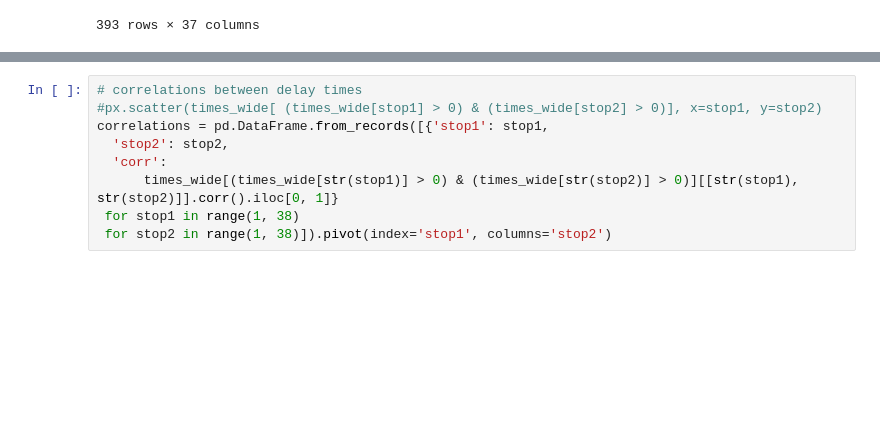
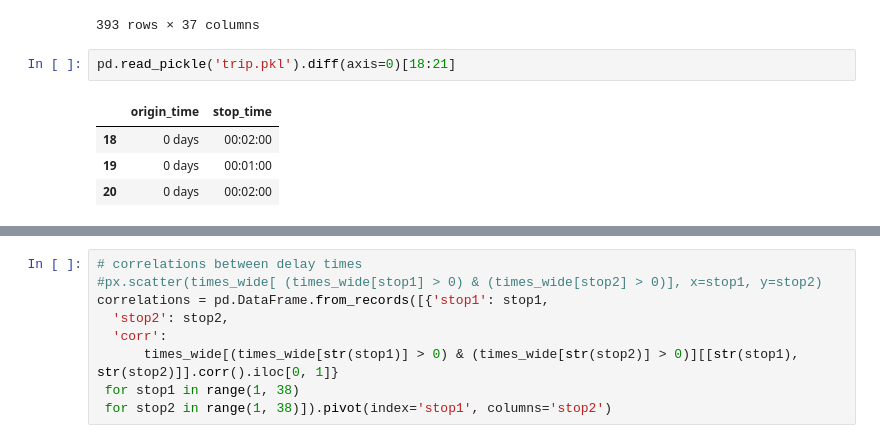
Before and after one commit to samstewart/subway-delay, a Jupyter notebook: src/notebooks/study_delays.ipynb, the cells around one changed output, grey strips where cells are left out. Cells and saved outputs as stored; diff of their text form; blank space fills up the shorter version.

```diff
--- a/src/notebooks/study_delays.ipynb
+++ b/src/notebooks/study_delays.ipynb
@@ -71,3 +72,10 @@ times_wide
 | 2020-03-16 12:33:00 | -86.0 | -73.0 | -56.0 | -37.0 | -33.0 | -70.0 | -80.0 | -94.0 | -82.0 | -75.0 | ... | ... |
 | 2020-03-16 12:39:00 | -86.0 | -79.0 | -66.0 | -52.0 | -53.0 | -98.0 | -110.0 | -128.0 | -124.0 | -125.0 | ... | ... |
 393 rows × 37 columns
+# %%
+pd.read_pickle('trip.pkl').diff(axis=0)[18:21]
+# %% [output]
+|  | origin_time | stop_time |
+| 18 | 0 days | 00:02:00 |
+| 19 | 0 days | 00:01:00 |
+| 20 | 0 days | 00:02:00 |
```
Also changed, not shown: parts of 2 cells of this notebook, 11 other files.
